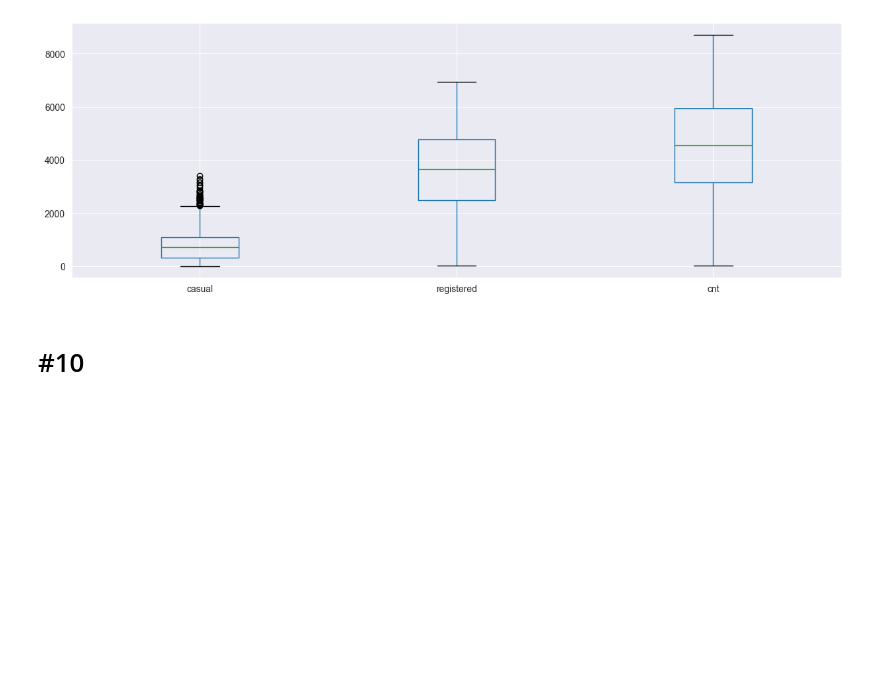
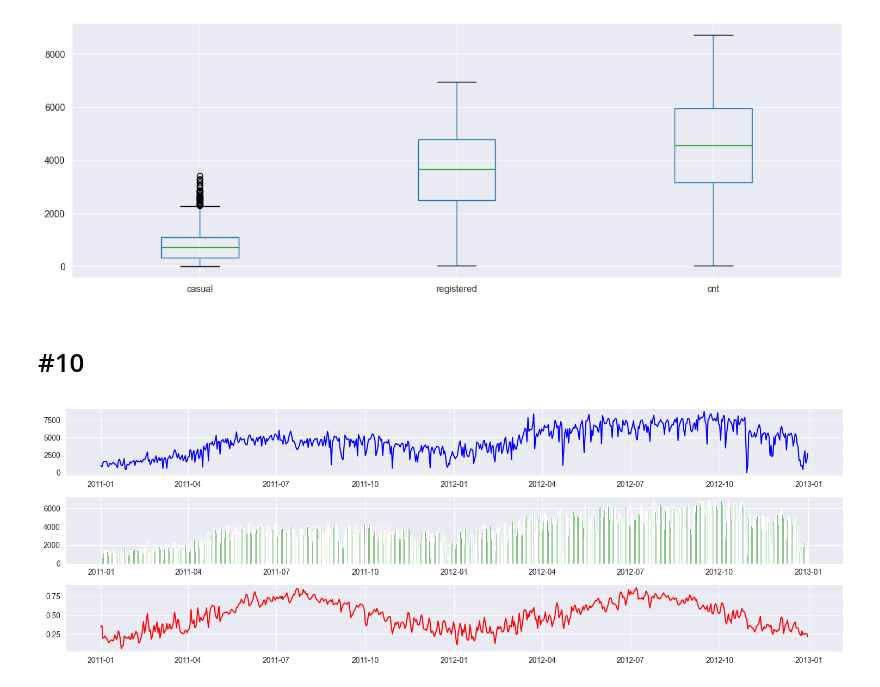
Before and after one commit to raaamk/ML_SoSe24, a Jupyter notebook: src/Assignments/2/mjanits1_11270520.ipynb, the cells around one changed output. Cells and saved outputs as stored; diff of their text form; code cells hidden in the pictures; blank space fills up the shorter version.

```diff
--- a/src/Assignments/2/mjanits1_11270520.ipynb
+++ b/src/Assignments/2/mjanits1_11270520.ipynb
@@ -210,3 +210,13 @@ data[['casual', 'registered', 'cnt']].boxplot()
 [figure]
 # %% [markdown]
 # #10
+# %%
+fig, (ax1, ax2, ax3) = plt.subplots(3, 1)
+
+ax1.plot(data['dteday'], data['cnt'], color='blue')
+ax2.bar(data['dteday'], data['registered'], color='green')
+ax3.plot(data['dteday'], data['temp'], color='red')
+
+plt.tight_layout()
+# %% [output]
+[figure, added]
```
Also changed, not shown: parts of 1 cell of this notebook.
